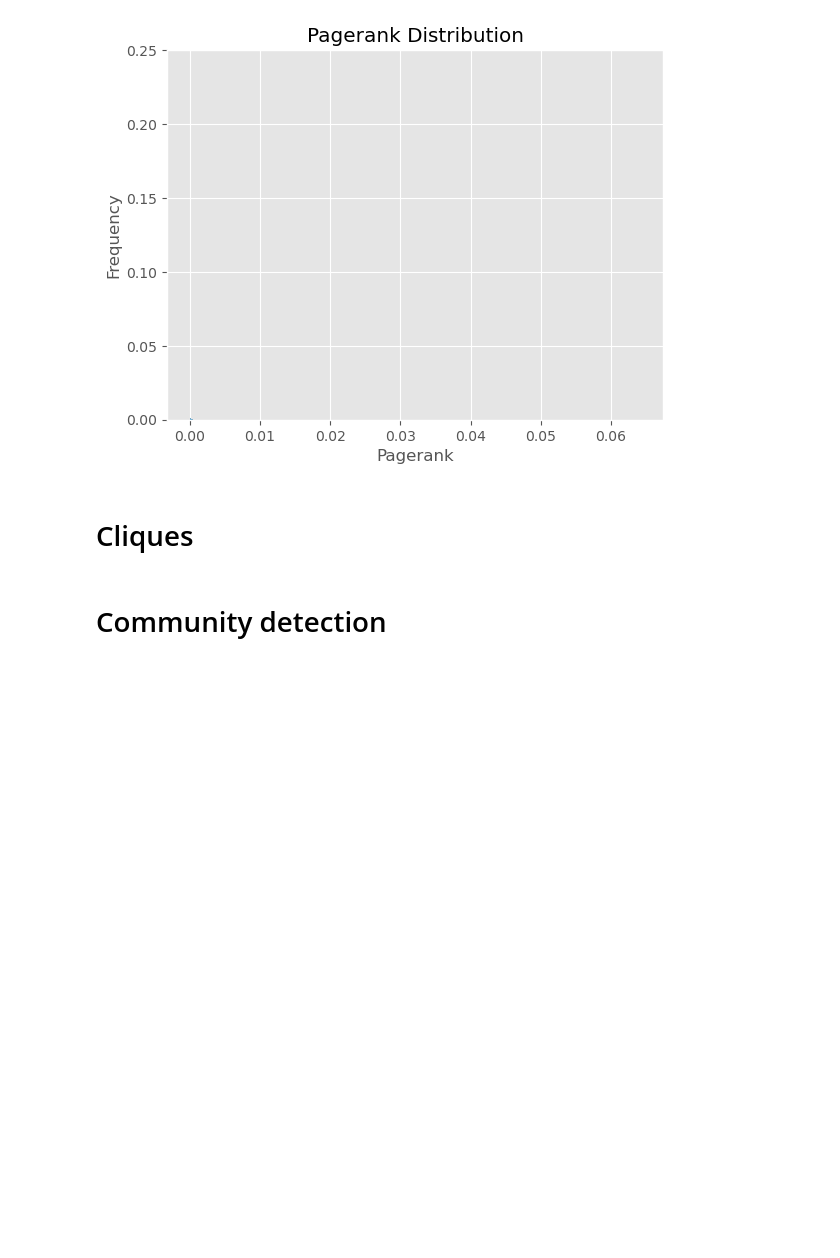
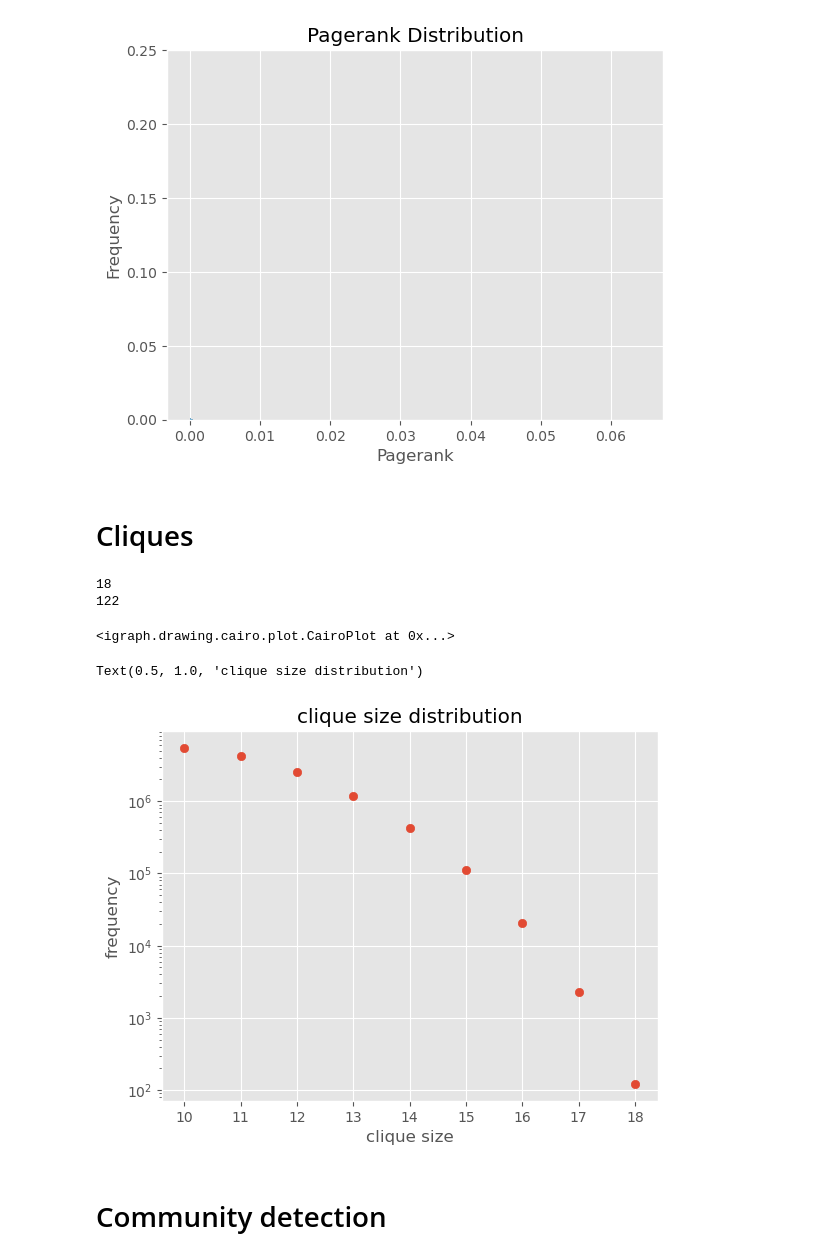
Before and after one commit to Marcus-Friis/research-project, a Jupyter notebook: notebooks/dataanalysis.ipynb, the cells around one changed output. Cells and saved outputs as stored; diff of their text form; code cells hidden in the pictures; blank space fills up the shorter version.

```diff
--- a/notebooks/dataanalysis.ipynb
+++ b/notebooks/dataanalysis.ipynb
@@ -193,6 +218,37 @@ average pagerank 7.86720163637794e-05
 [figure]
 # %% [markdown]
 # Cliques
+# %%
+# largest clique size
+print(G_giant.clique_number())
+# number of cliques of size N
+print(len(G_giant.largest_cliques()))
+# %% [output]
+18
+122
+# %%
+largest_cliques = G_giant.largest_cliques()
+x = G_giant.subgraph(largest_cliques[0])
+ig.plot(x, layout='kk', bbox=(0,0,300,300), vertex_size=10, vertex_label_size=0, edge_width=0.5, margin=10)
+# %% [output]
+<igraph.drawing.cairo.plot.CairoPlot at 0x...>
+# %%
+# clique size distribution
+cliques = G_giant.cliques(min=10, max=18)
+
+# get unique clique sizes and their frequencies
+x, y = np.unique([len(clique) for clique in cliques], return_counts=True)
+
+# plot clique size distribution
+fig, ax = plt.subplots()
+ax.scatter(x, y)
+ax.set_yscale('log')
+ax.set_xlabel('clique size')
+ax.set_ylabel('frequency')
+ax.set_title('clique size distribution')
+# %% [output]
+Text(0.5, 1.0, 'clique size distribution')
+[figure, added]
 # %% [markdown]
 # Community detection
 # %%
```
Also changed, not shown: parts of 8 cells of this notebook.
